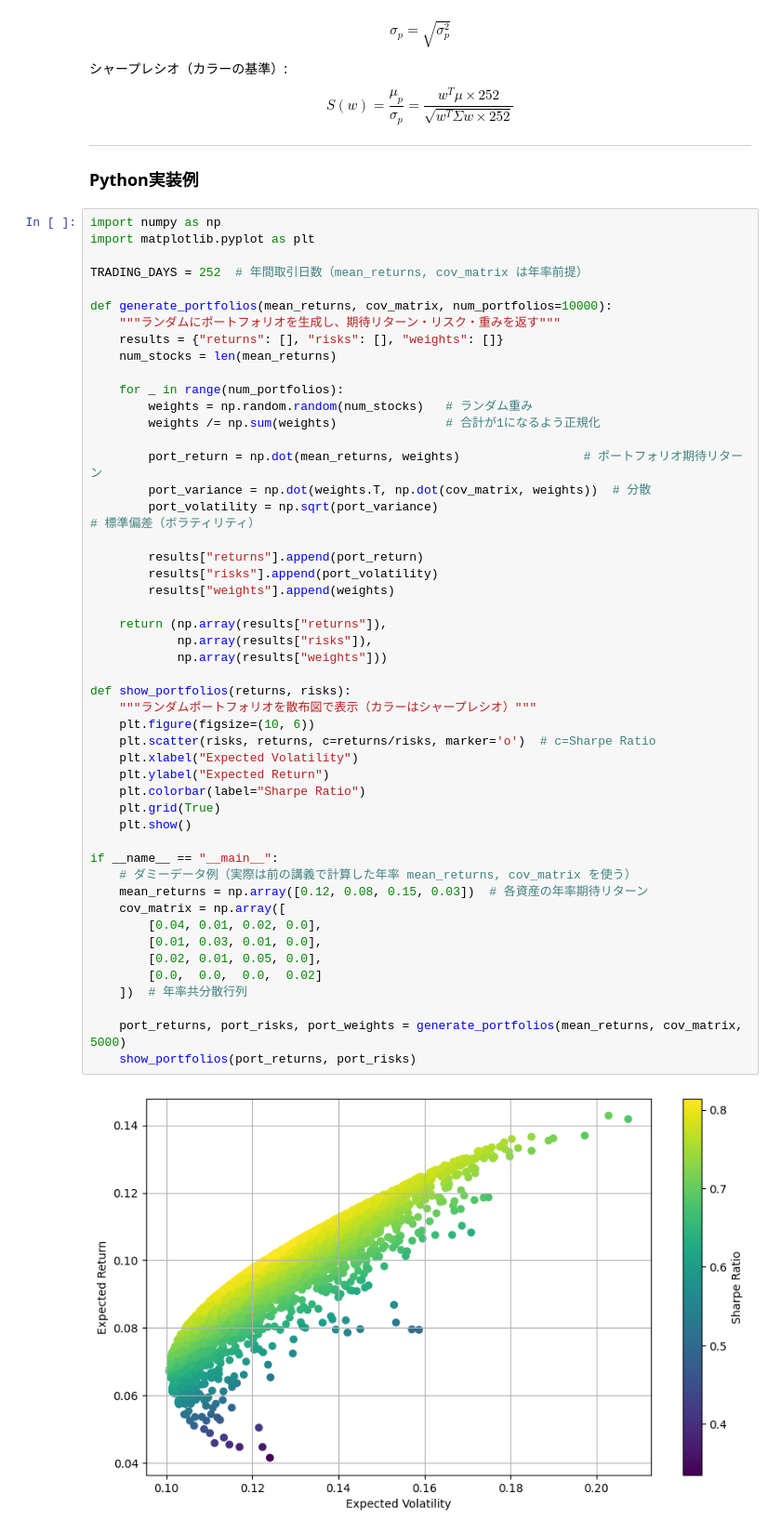
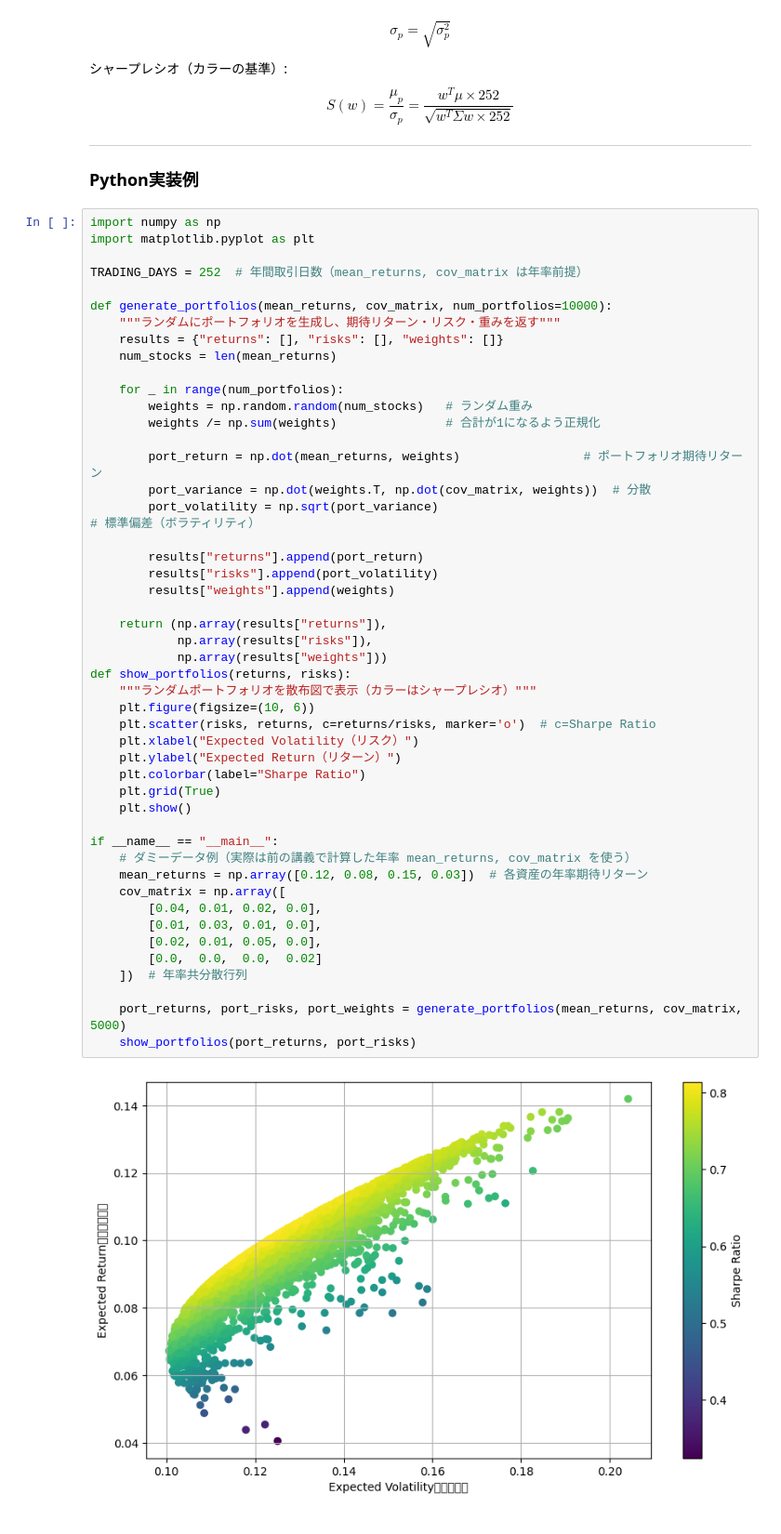
Before and after one commit to ish66726-a11y/Quant-Finance-Fundamentals, a Jupyter notebook: notebooks/03ポートフォリオ理論.ipynb, the cells around one changed output. Shown at 93% size. Saved outputs shown, nothing was run; the diff lists cells and outputs as text.

```diff
--- a/notebooks/03ポートフォリオ理論.ipynb
+++ b/notebooks/03ポートフォリオ理論.ipynb
@@ -668,37 +668,36 @@ def generate_portfolios(mean_returns, cov_matrix, num_portfolios=10000):
         port_volatility = np.sqrt(port_variance)                    # 標準偏差（ボラティリティ）
 
         results["returns"].append(port_return)
         results["risks"].append(port_volatility)
         results["weights"].append(weights)
 
     return (np.array(results["returns"]),
             np.array(results["risks"]),
             np.array(results["weights"]))
-
 def show_portfolios(returns, risks):
     """ランダムポートフォリオを散布図で表示（カラーはシャープレシオ）"""
     plt.figure(figsize=(10, 6))
     plt.scatter(risks, returns, c=returns/risks, marker='o')  # c=Sharpe Ratio
-    plt.xlabel("Expected Volatility")
-    plt.ylabel("Expected Return")
+    plt.xlabel("Expected Volatility（リスク）")
+    plt.ylabel("Expected Return（リターン）")
     plt.colorbar(label="Sharpe Ratio")
     plt.grid(True)
     plt.show()
 
 if __name__ == "__main__":
     # ダミーデータ例（実際は前の講義で計算した年率 mean_returns, cov_matrix を使う）
     mean_returns = np.array([0.12, 0.08, 0.15, 0.03])  # 各資産の年率期待リターン
     cov_matrix = np.array([
         [0.04, 0.01, 0.02, 0.0],
         [0.01, 0.03, 0.01, 0.0],
         [0.02, 0.01, 0.05, 0.0],
         [0.0,  0.0,  0.0,  0.02]
     ])  # 年率共分散行列
 
     port_returns, port_risks, port_weights = generate_portfolios(mean_returns, cov_matrix, 5000)
     show_portfolios(port_returns, port_risks)
 # %% [output]
-[figure, old version]
+[figure, new version]
 # %% [markdown]
 ##3-12 Python実装：最適ポートフォリオとシャープレシオ最大化
 
```
Also changed, not shown: parts of 4 cells of this notebook.
